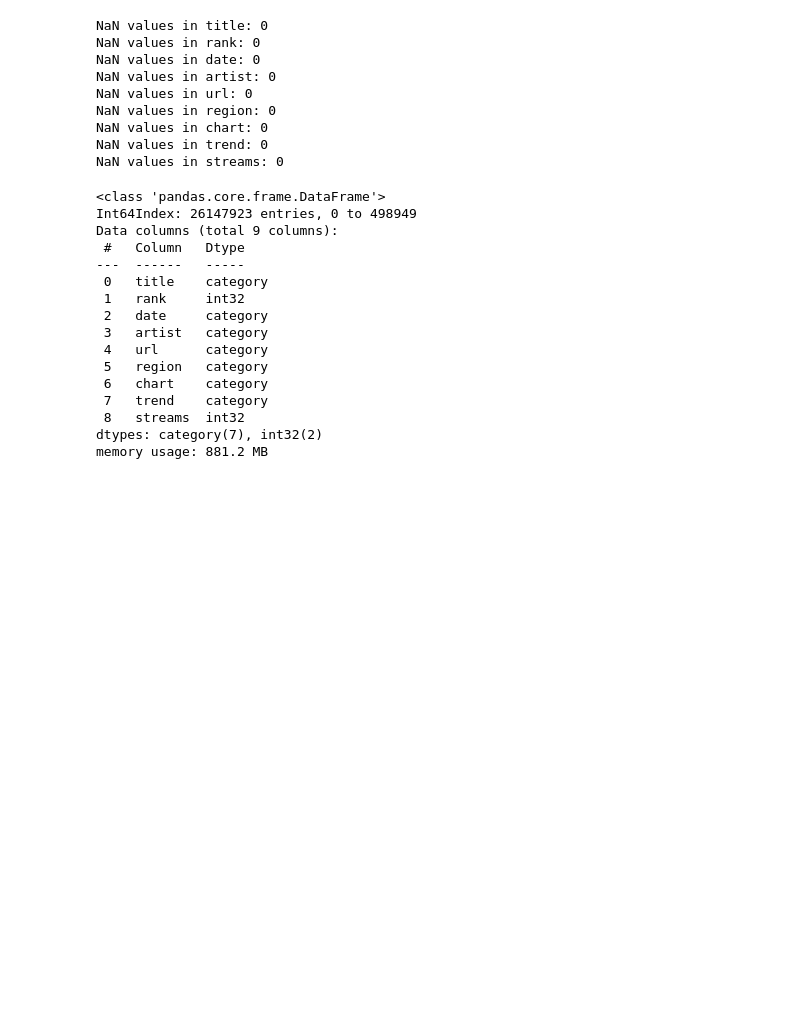
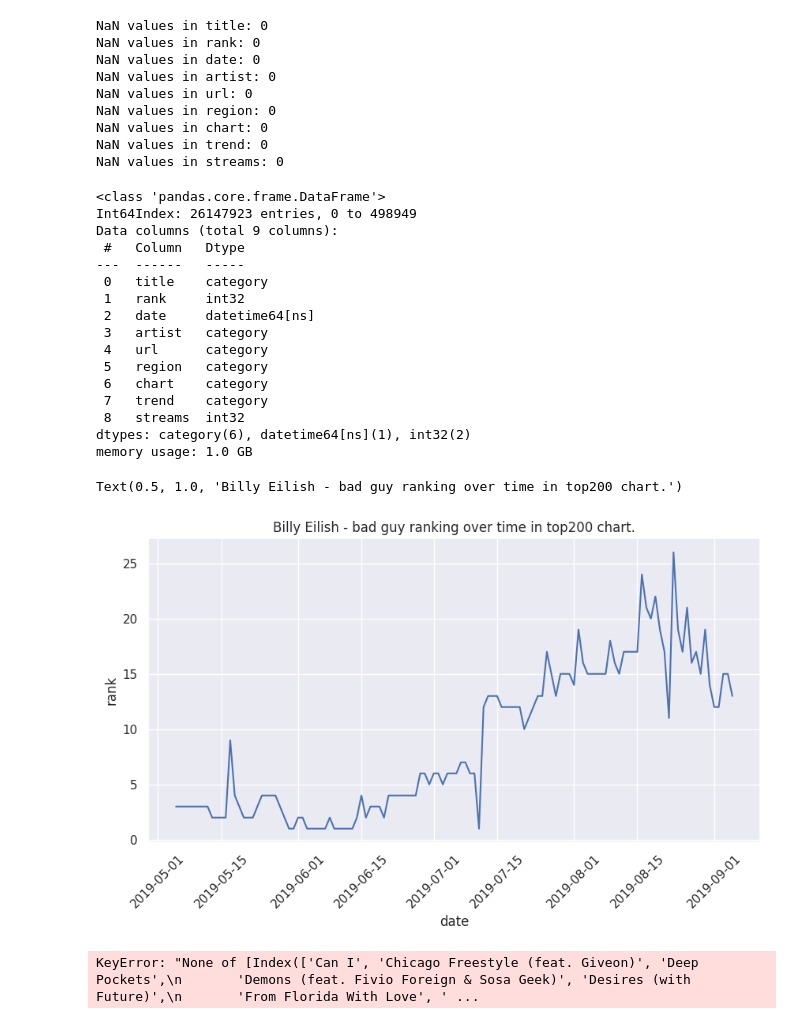
Before and after one commit to dbyl/spotify_data_visualization, a Jupyter notebook: spotify_data_analysis.ipynb, the cells around one changed output. Saved outputs shown, nothing was run; the diff lists cells and outputs as text; code cells hidden in the pictures; blank space fills up the shorter version.

Commit message:
Adding data filters, preparing data for plotting, example plot with rank changes of choosen song title over time

```diff
--- a/spotify_data_analysis.ipynb
+++ b/spotify_data_analysis.ipynb
@@ -55,7 +56,8 @@ unique values in streams: 788013
 # %%
 # changing of data types from object to category/int for elements that have relatively few unique values (in comparison to number of all entries)
 
-to_category_cols = ['title', 'url', 'date', 'artist', 'region', 'trend', 'chart']
+to_category_cols = ['title', 'url', 'artist', 'region', 'trend', 'chart']
+to_datetime64_cols = ['date']
 to_int32_cols = ['rank']
 
 for col in to_category_cols:
@@ -63,6 +65,9 @@ for col in to_category_cols:
 
 for col in to_int32_cols:
     dask_dataframe[col] = dask_dataframe[col].astype('int32')
+
+for col in to_datetime64_cols:
+    dask_dataframe[col] = dask_dataframe[col].astype('datetime64')
 # %%
 # rechecking dask dataframe size info
 
@@ -210,12 +215,12 @@ Data columns (total 9 columns):
 ---  ------   -----
  0   title    category
  1   rank     int32
- 2   date     category
+ 2   date     datetime64[ns]
  3   artist   category
  4   url      category
  5   region   category
  6   chart    category
  7   trend    category
  8   streams  int32
-dtypes: category(7), int32(2)
-memory usage: 881.2 MB
+dtypes: category(6), datetime64[ns](1), int32(2)
+memory usage: 1.0 GB
@@ -221,0 +251,35 @@ memory usage: 881.2 MB
+# %%
+# rank changes over time for given parameters
+
+
+choosen_start_date = '2019-05-05'
+choosen_end_date = '2019-09-05'
+choosen_artist = 'Billy Eilish'
+choosen_title = 'bad guy'
+choosen_region = 'United States'
+choosen_chart = 'top200'
+
+data_filter = dataframe['date'].between(choosen_start_date, choosen_end_date)
+artist_filter = dataframe['artist'] == choosen_artist
+title_filter = dataframe['title'] == choosen_title
+region_filter = dataframe['region'] == choosen_region
+chart_filter = dataframe['chart'] == choosen_chart
+
+title = f'{choosen_artist} - {choosen_title} ranking over time in {choosen_chart} chart.'
+
+rank_changes_data = dataframe[data_filter & region_filter & chart_filter & title_filter].sort_values(by='date')
+
+plt.figure(figsize=(10,5))
+plt.setp(plt.xticks()[1], rotation=45)
+
+sns.lineplot(data=rank_changes_data, x='date', y='rank', color='b').set_title(title)
+# %% [output]
+Text(0.5, 1.0, 'Billy Eilish - bad guy ranking over time in top200 chart.')
+[figure, added]
+# %%
+# songs in choosen charts for given parameters
+
+unique_values = some_other_data['title'].drop_duplicates()
+some_other_data[unique_values].head()
+# %% [output]
+KeyError: "None of [Index(['Can I', 'Chicago Freestyle (feat. Giveon)', 'Deep Pockets',\n       'Demons (feat. Fivio Foreign & Sosa Geek)', 'Desires (with Future)',\n       'From Florida With Love', ' ...
```
Also changed, not shown: parts of 6 cells of this notebook, 1 other file.
